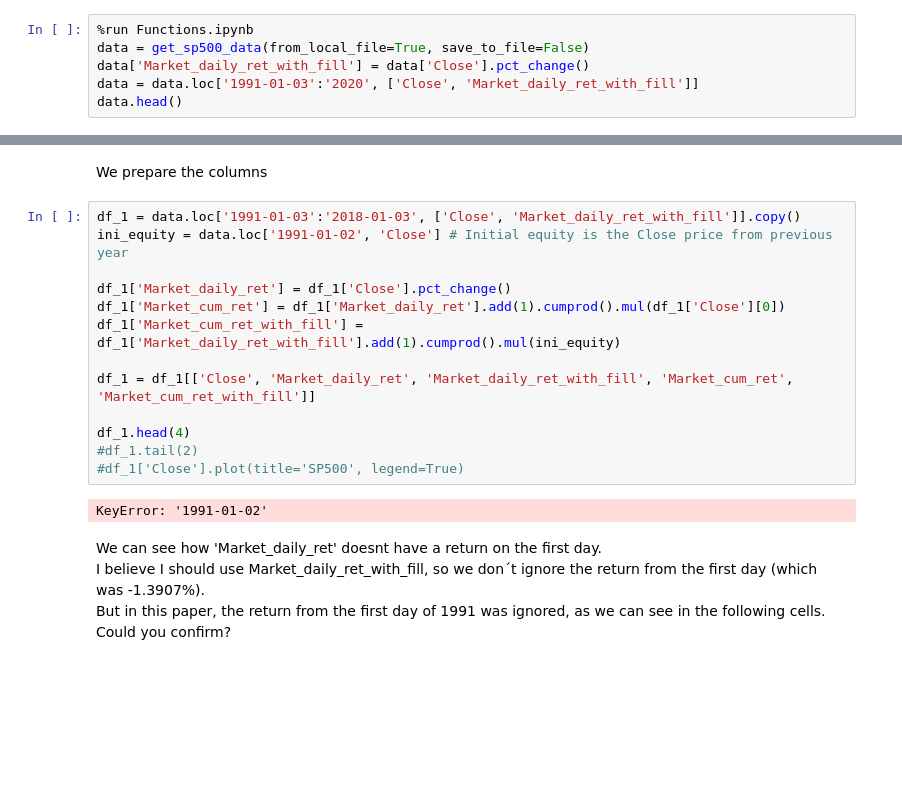
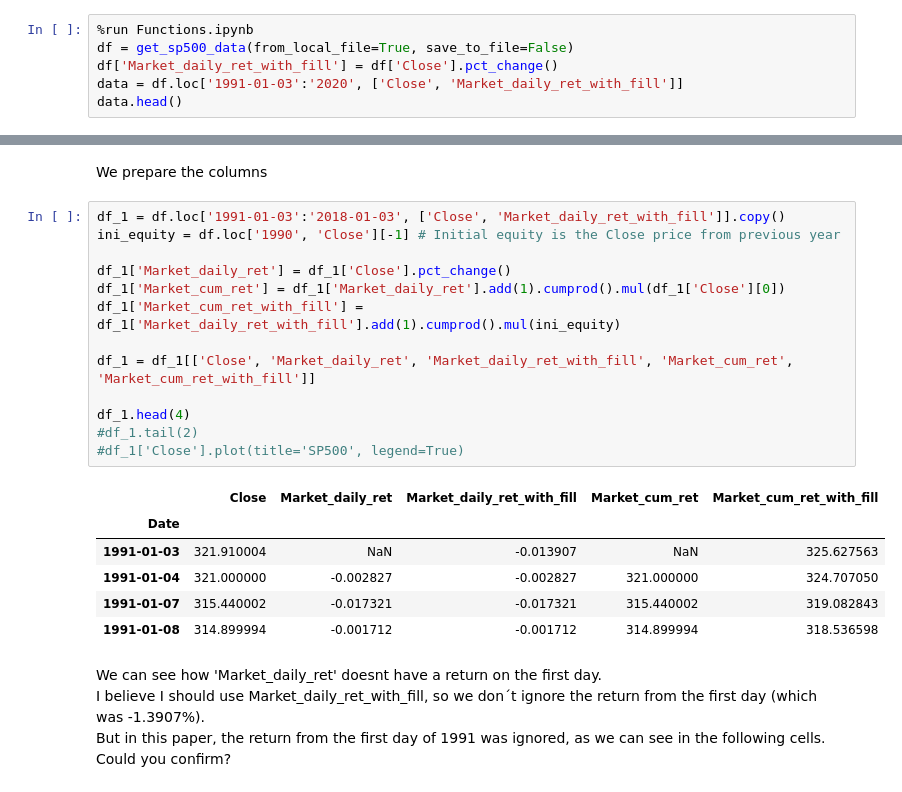
Before and after one commit to scastellanog/Walk-forward-optimization, a Jupyter notebook: Buy & Hold/Performance metrics test.ipynb, the cells around one changed output, grey strips where cells are left out. Drawn from its saved outputs; the diff is of its cells as text; blank space fills up the shorter version.

```diff
--- a/Buy & Hold/Performance metrics test.ipynb
+++ b/Buy & Hold/Performance metrics test.ipynb
@@ -30,9 +30,9 @@ os.chdir("/Users/Sergio/Documents/Master_QF/Thesis/Code/Algorithmic Strategies")
 Difference between Market_daily_ret and Market_daily_ret_with_fill is the return on the first day
 # %%
 %run Functions.ipynb
-data = get_sp500_data(from_local_file=True, save_to_file=False)
-data['Market_daily_ret_with_fill'] = data['Close'].pct_change()
-data = data.loc['1991-01-03':'2020', ['Close', 'Market_daily_ret_with_fill']]
+df = get_sp500_data(from_local_file=True, save_to_file=False)
+df['Market_daily_ret_with_fill'] = df['Close'].pct_change()
+data = df.loc['1991-01-03':'2020', ['Close', 'Market_daily_ret_with_fill']]
 data.head()
 # %% [output]
 |  | Close | Market_daily_ret_with_fill |
@@ -56,20 +56,25 @@ Image(filename='/Users/Sergio/Documents/Master_QF/Thesis/Papers/Performance metr
 # %% [markdown]
 We prepare the columns
 # %%
-df_1 = data.loc['1991-01-03':'2018-01-03', ['Close', 'Market_daily_ret_with_fill']].copy()
-ini_equity = data.loc['1991-01-02', 'Close'] # Initial equity is the Close price from previous year
+df_1 = df.loc['1991-01-03':'2018-01-03', ['Close', 'Market_daily_ret_with_fill']].copy()
+ini_equity = df.loc['1990', 'Close'][-1] # Initial equity is the Close price from previous year
 
 df_1['Market_daily_ret'] = df_1['Close'].pct_change()
 df_1['Market_cum_ret'] = df_1['Market_daily_ret'].add(1).cumprod().mul(df_1['Close'][0])
 df_1['Market_cum_ret_with_fill'] = df_1['Market_daily_ret_with_fill'].add(1).cumprod().mul(ini_equity)
 
 df_1 = df_1[['Close', 'Market_daily_ret', 'Market_daily_ret_with_fill', 'Market_cum_ret', 'Market_cum_ret_with_fill']]
 
 df_1.head(4)
 #df_1.tail(2)
 #df_1['Close'].plot(title='SP500', legend=True)
 # %% [output]
-KeyError: '1991-01-02'
+|  | Close | Market_daily_ret | Market_daily_ret_with_fill | Market_cum_ret | Market_cum_ret_with_fill |
+| Date |  |  |  |  |  |
+| 1991-01-03 | 321.910004 | NaN | -0.013907 | NaN | 325.627563 |
+| 1991-01-04 | 321.000000 | -0.002827 | -0.002827 | 321.000000 | 324.707050 |
+| 1991-01-07 | 315.440002 | -0.017321 | -0.017321 | 315.440002 | 319.082843 |
+| 1991-01-08 | 314.899994 | -0.001712 | -0.001712 | 314.899994 | 318.536598 |
 # %% [markdown]
 We can see how 'Market_daily_ret' doesnt have a return on the first day.
 I believe I should use Market_daily_ret_with_fill, so we don´t ignore the return from the first day (which was -1.3907%).
```
Also changed, not shown: parts of 3 cells of this notebook.
